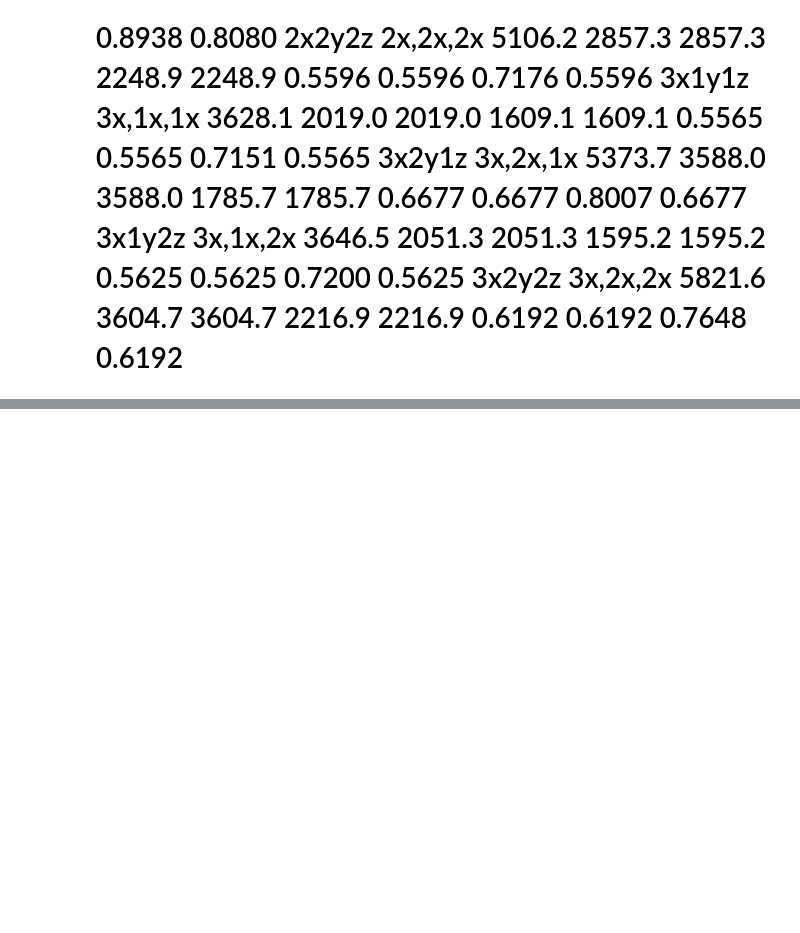
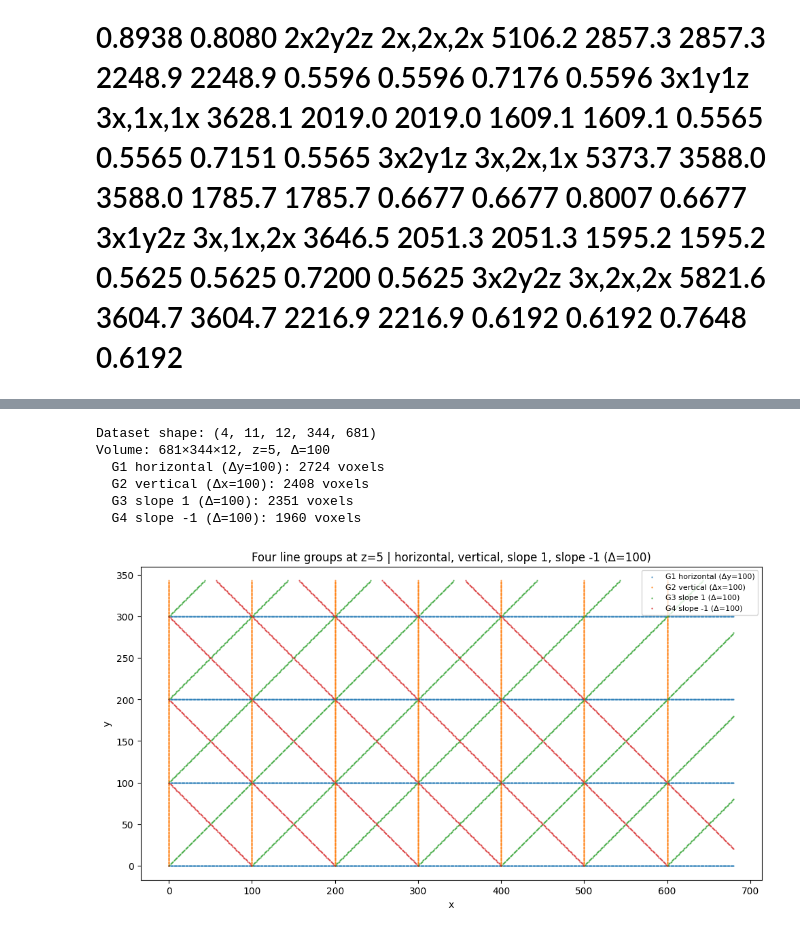
Before and after one commit to Hosseinfatho/SSGAT, a Jupyter notebook: Groundtruth/F1accuaracyResult_all_texture_COLAB.ipynb, the cells around one changed output, grey strips where cells are left out. Cells and saved outputs as stored; diff of their text form; code cells hidden in the pictures; blank space fills up the shorter version.

```diff
--- a/Groundtruth/F1accuaracyResult_all_texture_COLAB.ipynb
+++ b/Groundtruth/F1accuaracyResult_all_texture_COLAB.ipynb
@@ -1265,0 +1152,79 @@ print(f"{'='*80}")
+# %%
+# Four groups of lines at z=5. G1: horizontal (Δy=100). G2: vertical (Δx=100). G3: slope 1 (Δ=100). G4: slope -1 (Δ=100).
+import numpy as np
+import matplotlib.pyplot as plt
+
+x_dim, y_dim, z_dim = 681, 344, 12
+Z_PLOT = 5
+LINE_WIDTH = 1
+num_channels, num_values = 4, 11
+FIXED_VALUE_IDX = 1
+DELTA = 100
+data = np.zeros((num_channels, num_values, z_dim, y_dim, x_dim), dtype=np.int8)
+
+# Group 1: horizontal lines (along x), y difference 100
+for y in range(0, y_dim, DELTA):
+    for x in range(x_dim):
+        for dy in range(LINE_WIDTH):
+            yy = y + dy
+            if yy < y_dim:
+                data[0, FIXED_VALUE_IDX, Z_PLOT, yy, x] = 1
+
+# Group 2: vertical lines (along y), x difference 100
+for x in range(0, x_dim, DELTA):
+    for y in range(y_dim):
+        for dx in range(LINE_WIDTH):
+            xx = x + dx
+            if xx < x_dim:
+                data[1, FIXED_VALUE_IDX, Z_PLOT, y, xx] = 1
+
+# Group 3: slope 1 (y = x + c), difference 100 between lines
+for c in range(-700, 400, DELTA):
+    for x in range(x_dim):
+        y = x + c
+        if 0 <= y < y_dim:
+            for dy in range(LINE_WIDTH):
+                yy = y + dy
+                if yy < y_dim:
+                    data[2, FIXED_VALUE_IDX, Z_PLOT, yy, x] = 1
+
+# Group 4: slope -1 (y = -x + d), difference 100 between lines
+for d in range(0, 800, DELTA):
+    for x in range(x_dim):
+        y = -x + d
+        if 0 <= y < y_dim:
+            for dy in range(LINE_WIDTH):
+                yy = y + dy
+                if yy < y_dim:
+                    data[3, FIXED_VALUE_IDX, Z_PLOT, yy, x] = 1
+
+np.save('test.npy', data)
+
+print(f"Dataset shape: {data.shape}")
+print(f"Volume: {x_dim}×{y_dim}×{z_dim}, z={Z_PLOT}, Δ={DELTA}")
+labels = ["G1 horizontal (Δy=100)", "G2 vertical (Δx=100)", "G3 slope 1 (Δ=100)", "G4 slope -1 (Δ=100)"]
+for c in range(4):
+    n = int(data[c].sum())
+    print(f"  {labels[c]}: {n} voxels")
+
+yy, xx = np.meshgrid(np.arange(y_dim), np.arange(x_dim), indexing='ij')
+colors = ['#1f77b4', '#ff7f0e', '#2ca02c', '#d62728']
+fig, ax = plt.subplots(figsize=(10, 6))
+for c in range(4):
+    mask = (data[c, FIXED_VALUE_IDX, Z_PLOT, :, :] > 0)
+    ax.scatter(xx[mask], yy[mask], c=colors[c], s=0.5, alpha=0.7, label=labels[c])
+ax.set_xlabel('x')
+ax.set_ylabel('y')
+ax.legend(loc='upper right', fontsize=8)
+ax.set_title(f'Four line groups at z={Z_PLOT} | horizontal, vertical, slope 1, slope -1 (Δ=100)')
+ax.set_aspect('equal')
+plt.tight_layout()
+plt.show()
+# %% [output]
+Dataset shape: (4, 11, 12, 344, 681)
+Volume: 681×344×12, z=5, Δ=100
+  G1 horizontal (Δy=100): 2724 voxels
+  G2 vertical (Δx=100): 2408 voxels
+  G3 slope 1 (Δ=100): 2351 voxels
+  G4 slope -1 (Δ=100): 1960 voxels
+[figure, added]
```
Also changed, not shown: parts of 4 cells of this notebook, 37 other files.
